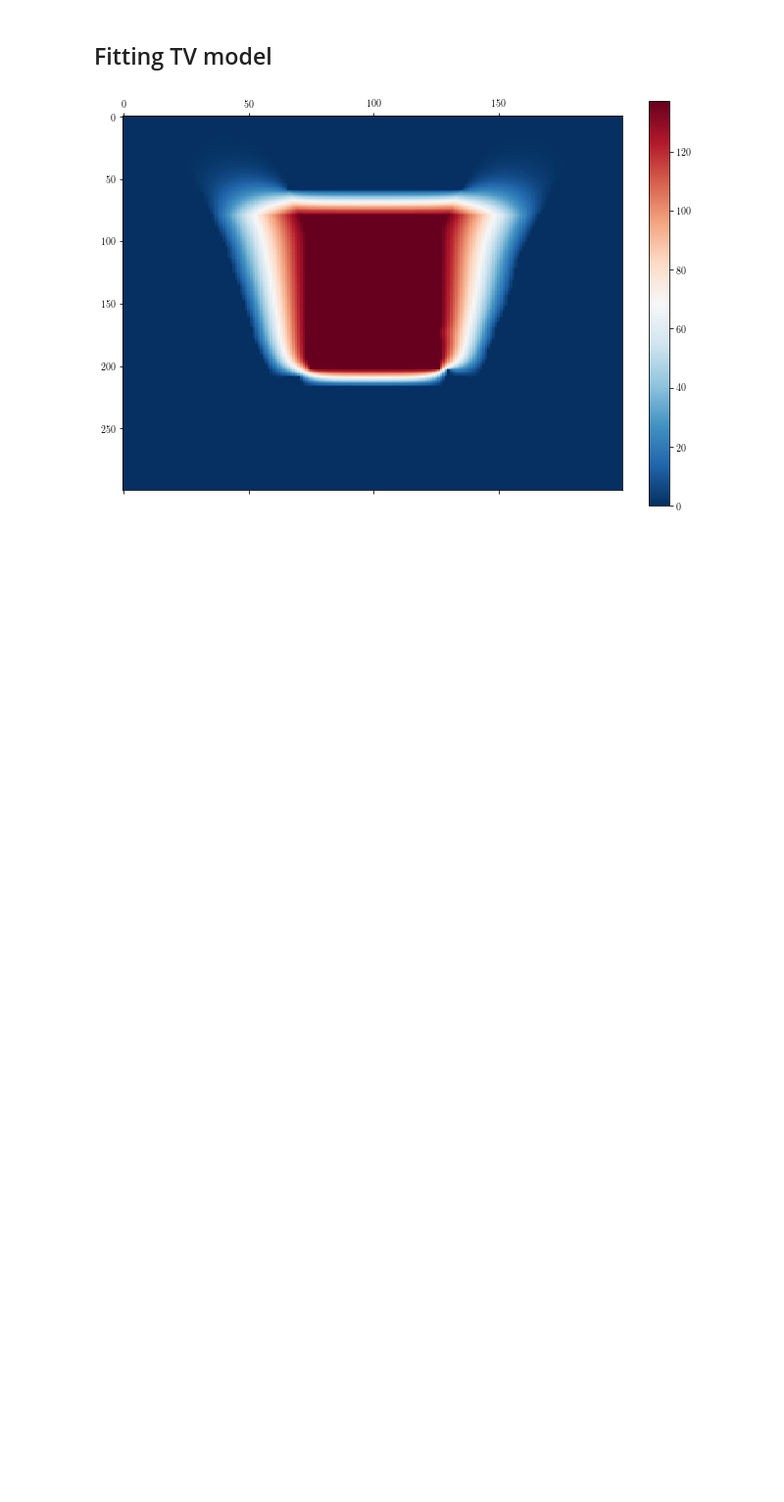
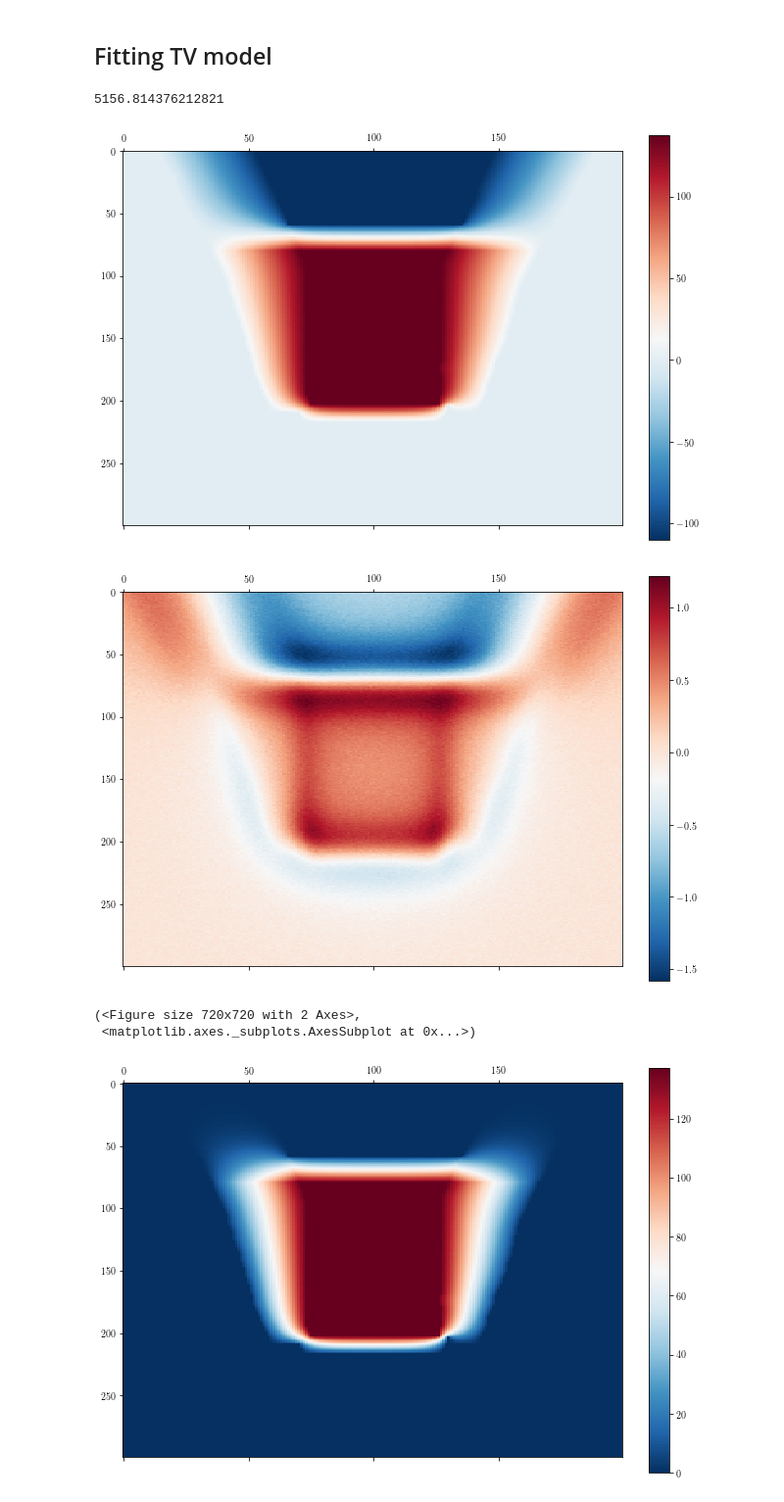
Before and after one commit to colinclement/pysquid, a Jupyter notebook: nbs/fakedata.ipynb, the cells around one changed output. Shown: that part at 98% size. Drawn from its saved outputs; the diff is of its cells as text; code cells hidden in the pictures; blank space fills up the shorter version.

```diff
--- a/nbs/fakedata.ipynb
+++ b/nbs/fakedata.ipynb
@@ -96,3 +101,21 @@ param_dict = {'psf_params': fake_psf,
+# %%
+J_ext = 3.6*fakescan[0].dot(netmodel.ext_flux[0])/np.sum(netmodel.ext_flux[0]**2)
+print(J_ext)
+# %% [output]
+5156.814376212821
+# %%
+netmodel.updateParams('J_ext', [J_ext])
+fitflux_sub = fakedata.ravel() - netmodel.ext_flux.ravel()
+# %%
+fitflux_sub = fakedata.ravel() - netmodel.ext_flux.ravel()
+# %%
+matshow(fake_g - 1.8*netmodel.g_ext, 0.5)
+matshow(fitflux_sub.reshape(kernel._shape), 0.5)
+# %% [output]
+[figure, added]
+[figure, added]
+(<Figure size 720x720 with 2 Axes>,
+ <matplotlib.axes._subplots.AxesSubplot at 0x...>)
 # %%
 model = FluxModelTVPrior(fakedata, param_dict=param_dict, extmodel=netmodel,
                          mu_reg=.5, rxy=2., padding=(0,0))#(10, 6))
```
Also changed, not shown: parts of 33 cells of this notebook.
